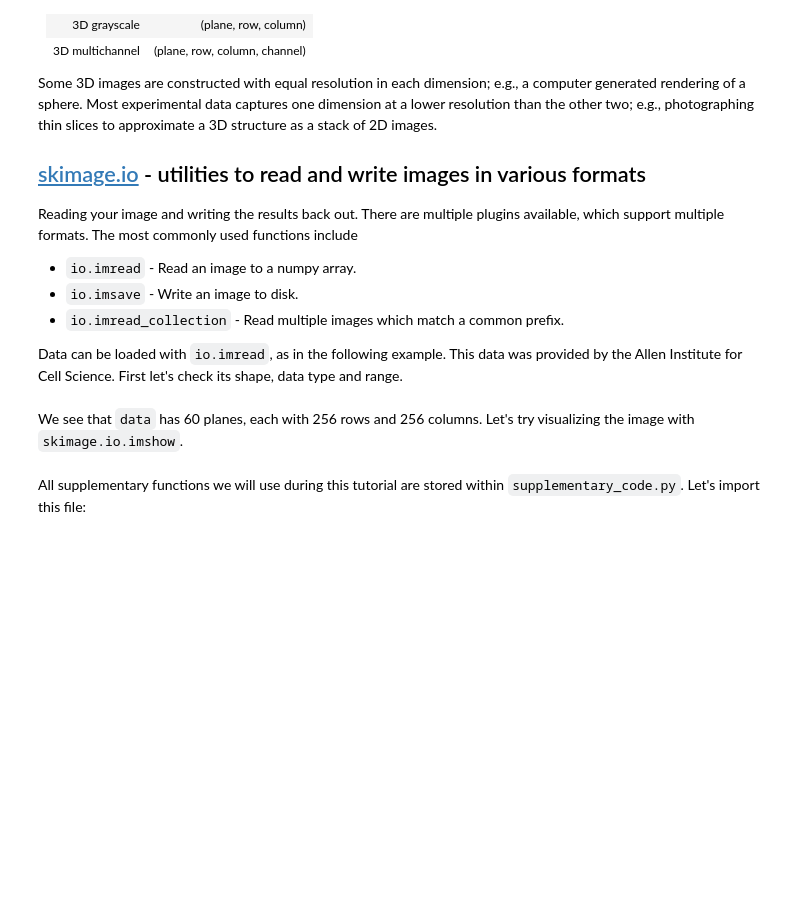
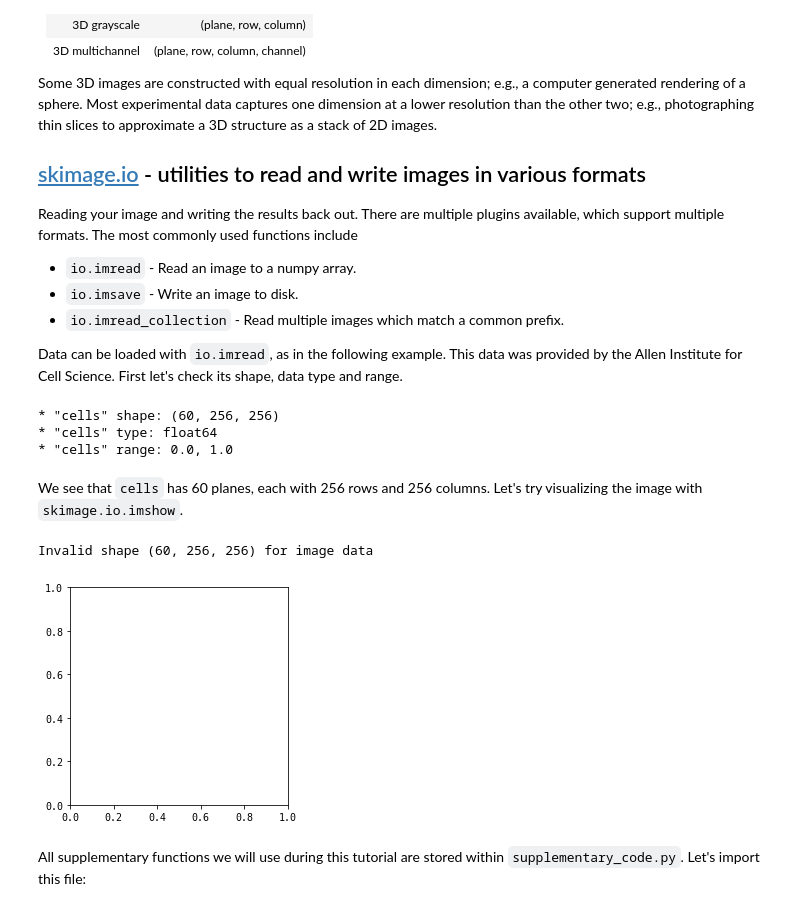
Before and after one commit to alexdesiqueira/tutorials, a Jupyter notebook: 2019/euroscipy2019/euroscipy2019_skimage.ipynb, the cells around one changed output. Drawn from its saved outputs; the diff is of its cells as text; code cells hidden in the pictures; blank space fills up the shorter version.

```diff
--- a/2019/euroscipy2019/euroscipy2019_skimage.ipynb
+++ b/2019/euroscipy2019/euroscipy2019_skimage.ipynb
@@ -76,18 +86,25 @@ Data can be loaded with `io.imread`, as in the following example. This data was
 # %%
 from skimage import io  # skimage's I/O submodule.
 # %%
-data = io.imread('data/cells.tif')
+cells = io.imread('data/cells.tif')
 
-print('* Data shape: {}'.format(data.shape))
-print('* Data type: {}'.format(data.dtype))
-print('* Data range: {}, {}'.format(data.min(), data.max()))
+print('* "cells" shape: {}'.format(cells.shape))
+print('* "cells" type: {}'.format(cells.dtype))
+print('* "cells" range: {}, {}'.format(cells.min(), cells.max()))
+# %% [output]
+* "cells" shape: (60, 256, 256)
+* "cells" type: float64
+* "cells" range: 0.0, 1.0
 # %% [markdown]
-We see that `data` has 60 planes, each with 256 rows and 256 columns. Let's try visualizing the image with `skimage.io.imshow`.
+We see that `cells` has 60 planes, each with 256 rows and 256 columns. Let's try visualizing the image with `skimage.io.imshow`.
 # %%
 try:
-    io.imshow(data, cmap='gray')
+    io.imshow(cells, cmap='gray')
 except TypeError as error:
     print(str(error))
+# %% [output]
+Invalid shape (60, 256, 256) for image data
+[figure, added]
 # %% [markdown]
 All supplementary functions we will use during this tutorial are stored within `supplementary_code.py`. Let's import this file:
 # %%
```
Also changed, not shown: parts of 69 cells of this notebook, 2 other files.
